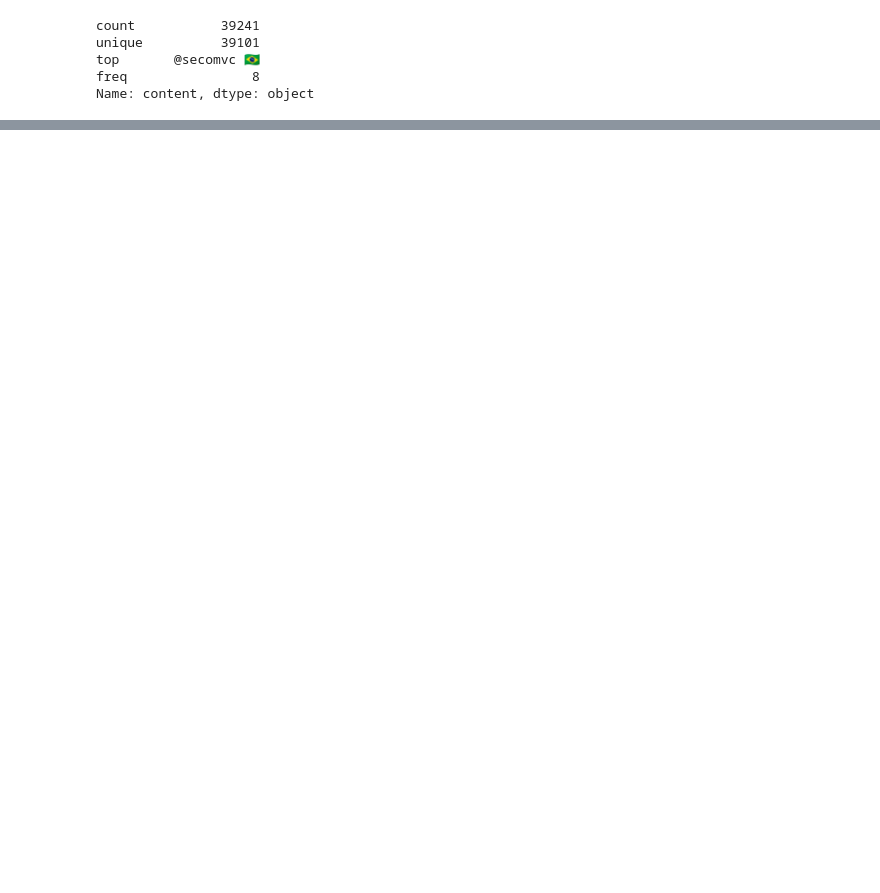
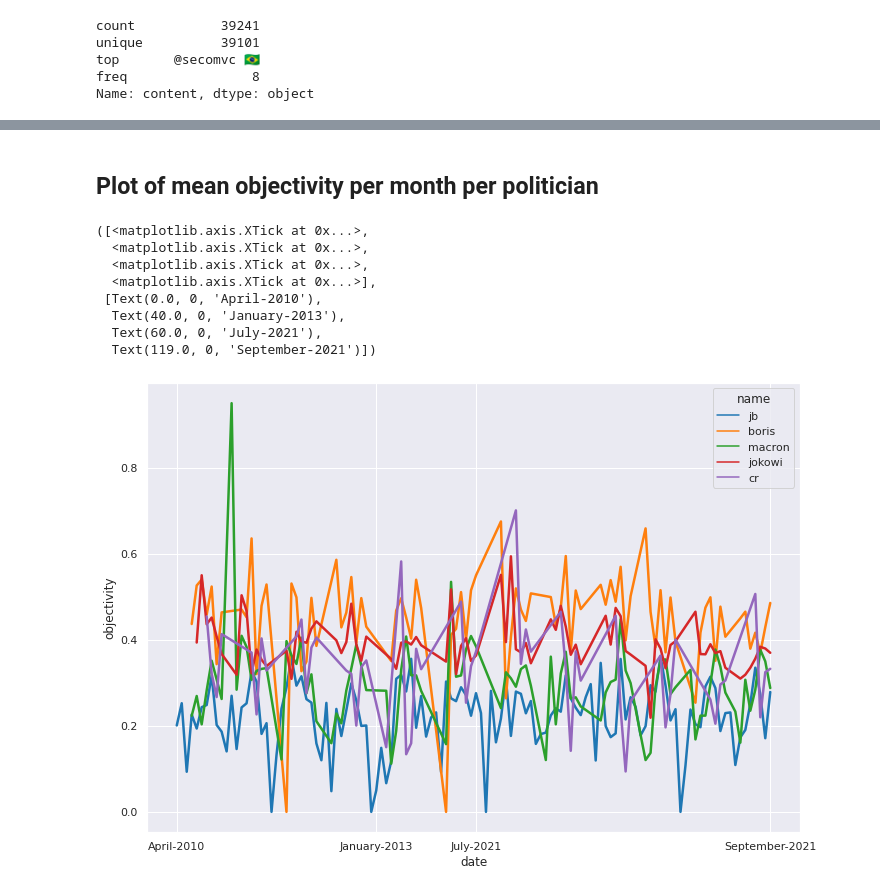
Before and after one commit to reichardtma/prestweets, a Jupyter notebook: notebooks/Data Visualisation.ipynb, the cells around one changed output, grey strips where cells are left out. Drawn from its saved outputs; the diff is of its cells as text; code cells hidden in the pictures; blank space fills up the shorter version.

```diff
--- a/notebooks/Data Visualisation.ipynb
+++ b/notebooks/Data Visualisation.ipynb
@@ -126,0 +164,5 @@ plt.yticks([0, 5, 10], ['0', '5', '10'])
+# %%
+pres_obj_pol = pres.groupby(['date', 'name'], as_index=False).mean()
+# %%
+pres_obj_pol['date'] = pres_obj_pol['date'].apply(lambda x: x.strftime('%B-%Y'))
+pres_obj_pol = pres_obj_pol.groupby(['date', 'name'], as_index=False).mean()
@@ -126,0 +178,16 @@ plt.yticks([0, 5, 10], ['0', '5', '10'])
+# %% [markdown]
+## Plot of mean objectivity per month per politician
+# %%
+sns.set(rc={'figure.figsize':(11.7,8.27)})
+sns.lineplot(data=pres_obj_pol, x = pres_obj_pol.date, y = pres_obj_pol.objectivity, hue= pres_obj_pol.name, palette="tab10", linewidth=2.5)
+plt.xticks([pres_obj_pol.date.min(),pres_obj_pol.date[len(pres_obj_pol.date)//3], pres_obj_pol.date[len(pres_obj_pol.date)//2], pres_obj_pol.date.max()], [f'{pres_obj_pol.date.min()}', f'{pres_obj_pol.date[len(pres_obj_pol.date)//3]}', f'{pres_obj_pol.date[len(pres_obj_pol.date)//2]}',f'{pres_obj_pol.date.max()}'])
+# %% [output]
+([<matplotlib.axis.XTick at 0x...>,
+  <matplotlib.axis.XTick at 0x...>,
+  <matplotlib.axis.XTick at 0x...>,
+  <matplotlib.axis.XTick at 0x...>],
+ [Text(0.0, 0, 'April-2010'),
+  Text(40.0, 0, 'January-2013'),
+  Text(60.0, 0, 'July-2021'),
+  Text(119.0, 0, 'September-2021')])
+[figure, added]
```
Also changed, not shown: parts of 16 cells of this notebook.
